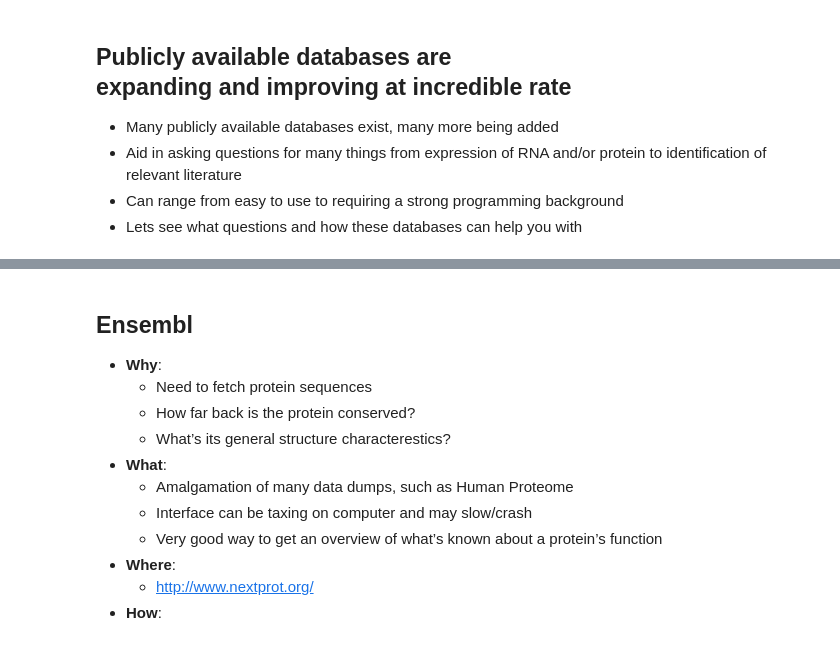
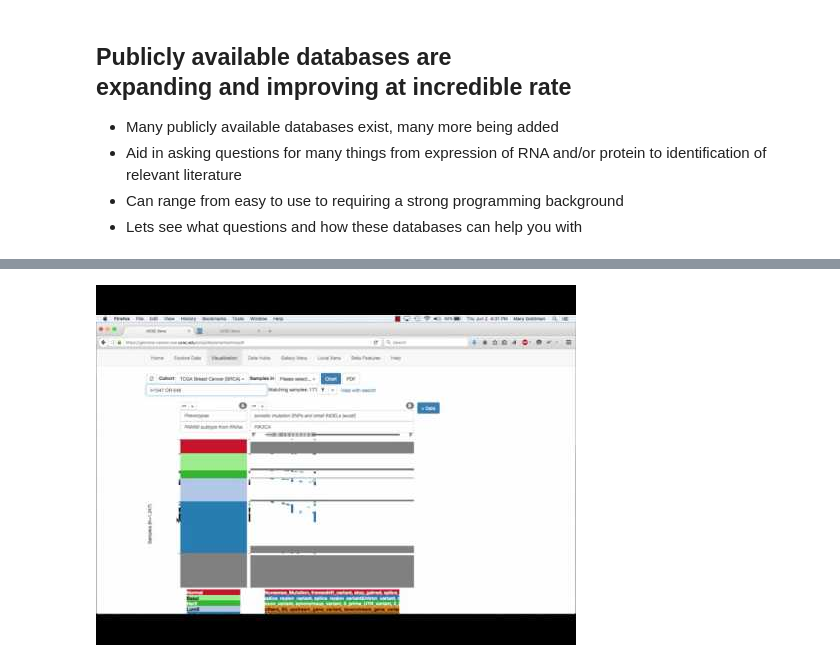
Before and after one commit to dborgesr/Euplotid, a Jupyter notebook: pipelines/databasesTools.ipynb, the cells around one changed output, grey strips where cells are left out. Saved outputs shown, nothing was run; the diff lists cells and outputs as text; code cells hidden in the pictures.

```diff
--- a/pipelines/databasesTools.ipynb
+++ b/pipelines/databasesTools.ipynb
@@ -156,13 +162,4 @@
-# %% [markdown]
-## Ensembl
-* <b>Why</b>:
-    * Need to fetch protein sequences
-    * How far back is the protein conserved?
-    * What’s its general structure characterestics?
-* <b>What</b>:
-    * Amalgamation of many data dumps, such as Human Proteome
-    * Interface can be taxing on computer and may slow/crash
-    * Very good way to get an overview of what’s known about a protein’s function
-* <b>Where</b>:
-    * <a href="http://www.nextprot.org/">http://www.nextprot.org/</a>
-* <b>How</b>:
+# %%
+YouTubeVideo("go38U6iLjsw", start=0, autoplay=1, theme="light", color="red")
+# %% [output]
+[figure, added]
```
Also changed, not shown: parts of 24 cells of this notebook.
